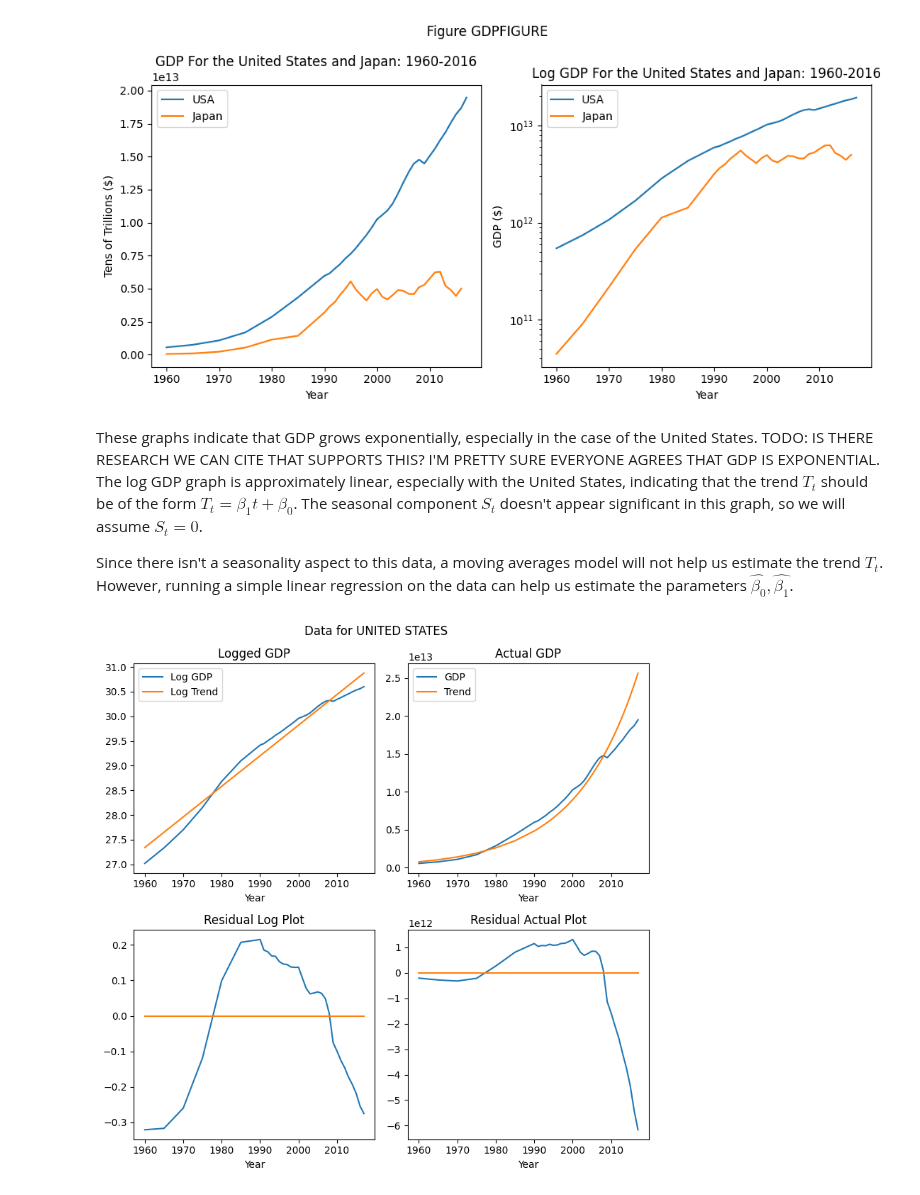
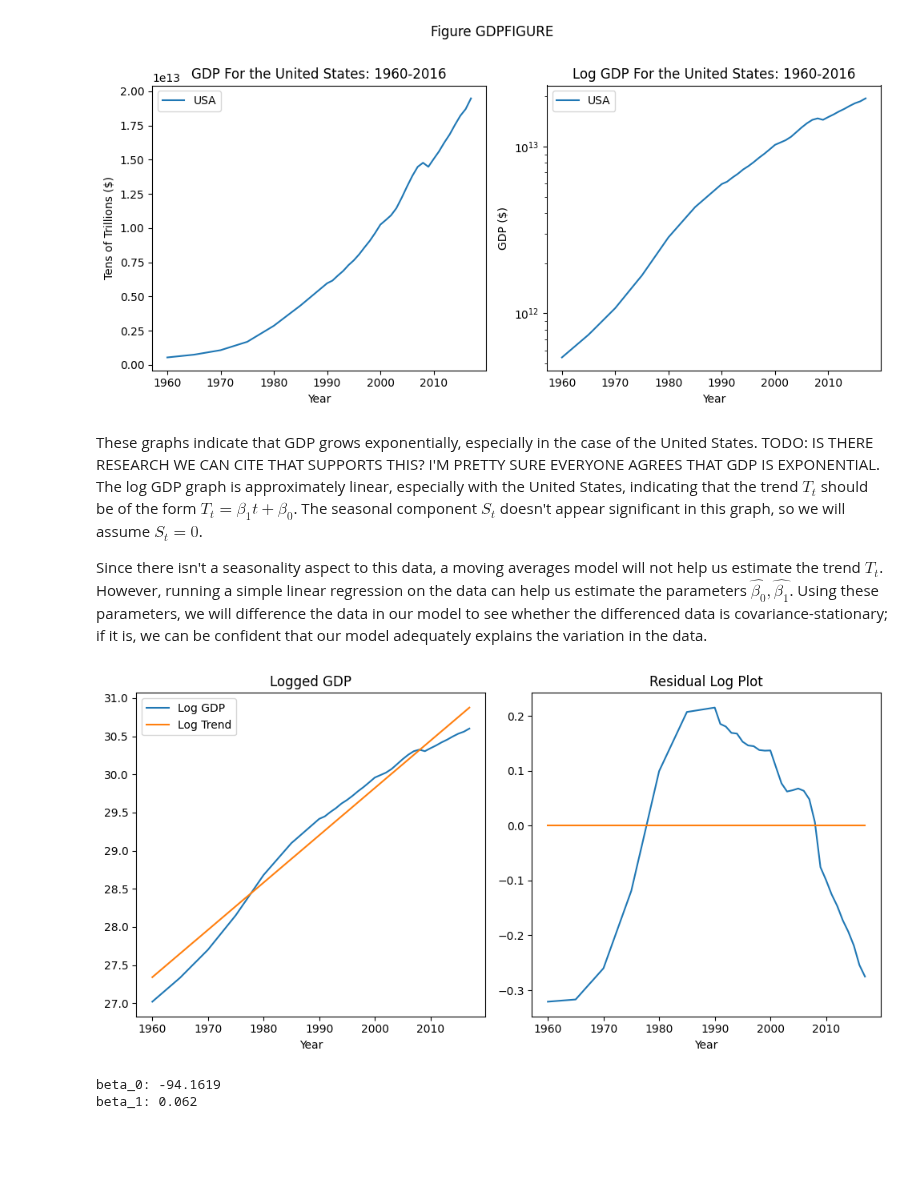
Before and after one commit to addmelo/ACME, a Jupyter notebook: InitialGDPModel.ipynb, the cells around one changed output. Drawn from its saved outputs; the diff is of its cells as text; code cells hidden in the pictures; blank space fills up the shorter version.

```diff
--- a/InitialGDPModel.ipynb
+++ b/InitialGDPModel.ipynb
@@ -4,7 +4,7 @@ import numpy as np
 import matplotlib.pyplot as plt
 import statsmodels.api as sm
 # %%
-df = pd.read_csv('Cleaned Datasets/Merged_data.csv')
+df = pd.read_csv('Cleaned Datasets/US_Full_Quarterly.csv')
 # Extract data for USA and Japan
 USA = df[df['Country'] == "UNITED STATES"].reset_index()
 JAPAN = df[df['Country'] == "JAPAN"].reset_index()
@@ -26,67 +28,59 @@ Figure GDPFIGURE shows the GDP trends of two example countries: The United State
 fig, axs = plt.subplots(1,2, figsize=(10,5))
 plt.gca().yaxis.get_offset_text().set_visible(False)
 USA.plot(x="Year", y="GDP", ax=axs[0], label="USA")
-JAPAN.plot(x="Year", y="GDP", ax=axs[0], label="Japan")
-axs[0].set_title("GDP For the United States and Japan: 1960-2016")
+#JAPAN.plot(x="Year", y="GDP", ax=axs[0], label="Japan")
+axs[0].set_title("GDP For the United States: 1960-2016")
 axs[0].set_ylabel("Tens of Trillions ($)")
 
 # Plot the logged models
 axs[1].set_yscale("log")
 USA.plot(x="Year", y="GDP", ax=axs[1], label="USA")
-JAPAN.plot(x="Year", y="GDP", ax=axs[1], label="Japan")
-axs[1].set_title("Log GDP For the United States and Japan: 1960-2016")
+#JAPAN.plot(x="Year", y="GDP", ax=axs[1], label="Japan")
+axs[1].set_title("Log GDP For the United States: 1960-2016")
 axs[1].set_ylabel("GDP ($)")
 plt.gca().yaxis.get_offset_text().set_visible(False)
 plt.suptitle("Figure GDPFIGURE")
 plt.tight_layout()
 plt.show()
 # %% [output]
-[figure, old version]
+[figure, new version]
 # %% [markdown]
 These graphs indicate that GDP grows exponentially, especially in the case of the United States. TODO: IS THERE RESEARCH WE CAN CITE THAT SUPPORTS THIS? I'M PRETTY SURE EVERYONE AGREES THAT GDP IS EXPONENTIAL. The log GDP graph is approximately linear, especially with the United States, indicating that the trend $T_t$ should be of the form $T_t = \beta_1 t + \beta_0 $. The seasonal component $S_t$ doesn't appear significant in this graph, so we will assume $ S_t = 0 $.
 
-Since there isn't a seasonality aspect to this data, a moving averages model will not help us estimate the trend $T_t$. However, running a simple linear regression on the data can help us estimate the parameters $ \hat{\beta_0}, \hat{\beta_1}$.
+Since there isn't a seasonality aspect to this data, a moving averages model will not help us estimate the trend $T_t$. However, running a simple linear regression on the data can help us estimate the parameters $ \hat{\beta_0}, \hat{\beta_1}$. Using these parameters, we will difference the data in our model to see whether the differenced data is covariance-stationary; if it is, we can be confident that our model adequately explains the variation in the data.
 # %%
 def FitTrendAndPlot(df):
     '''df - the dataframe of the country data'''
     df['log_GDP'] = np.log(df['GDP'])
     y = df['log_GDP']
     X = sm.add_constant(df['Year'])
 
     model = sm.OLS(y, X).fit()
     modelPrediction = model.predict(X)
 
     # Plot the results, both logged and the original
-    fig, axs = plt.subplots(2,2, figsize=(8,8))
+    fig, axs = plt.subplots(1,2, figsize=(10,5))
 
-    df.plot(y='log_GDP', x='Year', ax=axs[0,0], label="Log GDP")
-    axs[0,0].plot(df['Year'], modelPrediction, label="Log Trend")
-    axs[0,0].set_title(f"Logged GDP")
-    axs[0,0].legend()
-
-    df.plot(y='GDP', x='Year', ax=axs[0,1], label="GDP")
-    axs[0,1].plot(df['Year'], np.exp(modelPrediction), label="Trend")
-    axs[0,1].set_title(f"Actual GDP")
-    axs[0,1].legend()
+    df.plot(y='log_GDP', x='Year', ax=axs[0], label="Log GDP")
+    axs[0].plot(df['Year'], modelPrediction, label="Log Trend")
+    axs[0].set_title(f"Logged GDP")
+    axs[0].legend()
 
     # De-trend the plots
     df['detrended_log_GDP'] = df['log_GDP'] - modelPrediction
-    df.plot(y='detrended_log_GDP', x='Year', ax=axs[1,0], legend=False)
-    axs[1,0].plot(df['Year'], np.zeros_like(df['Year']))
-    axs[1,0].set_title("Residual Log Plot")
+    df.plot(y='detrended_log_GDP', x='Year', ax=axs[1], legend=False)
+    axs[1].plot(df['Year'], np.zeros_like(df['Year']))
+    axs[1].set_title("Residual Log Plot")
 
-    axs[1,1].plot(df['Year'], df['GDP'] - np.exp(modelPrediction))
-    axs[1,1].plot(df['Year'], np.zeros_like(df['Year']))
-    axs[1,1].set_title("Residual Actual Plot")
-    axs[1,1].set_xlabel("Year")
-    plt.suptitle(f"Data for {df['Country'][0]}")
     plt.tight_layout()
     plt.show()
 
-    # TODO: Display the parameters b_0 and b_1, consider dropping the "actual" plots.
-
     return model
 
-model = FitTrendAndPlot(USA)
+modelUSA = FitTrendAndPlot(USA)
+print(f"beta_0: {modelUSA.params[0].round(4)}")
+print(f"beta_1: {modelUSA.params[1].round(4)}")
 # %% [output]
-[figure, old version]
+[figure, new version]
+beta_0: -94.1619
+beta_1: 0.062
```
Also changed, not shown: parts of 6 cells of this notebook, 3 other files.
